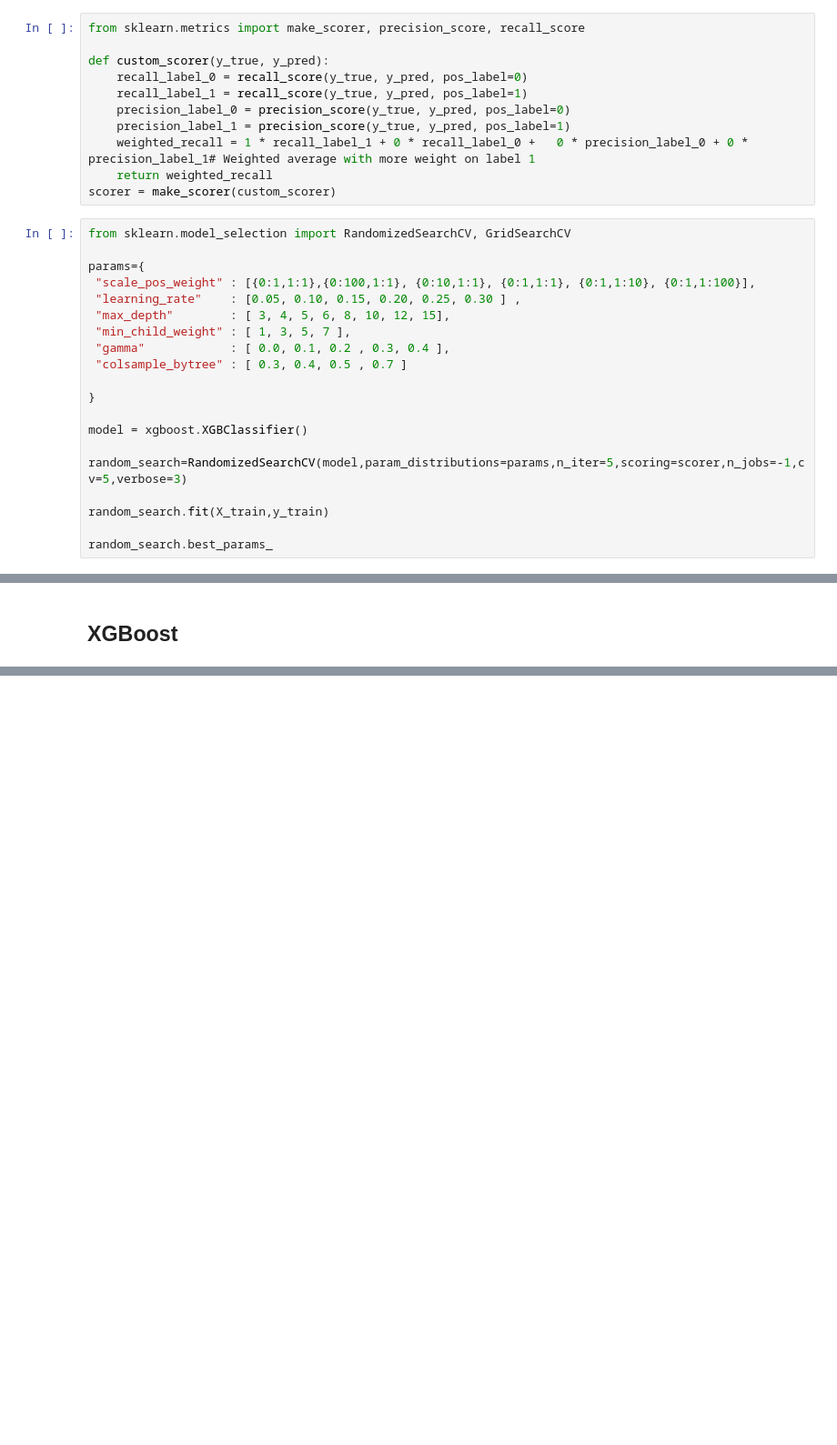
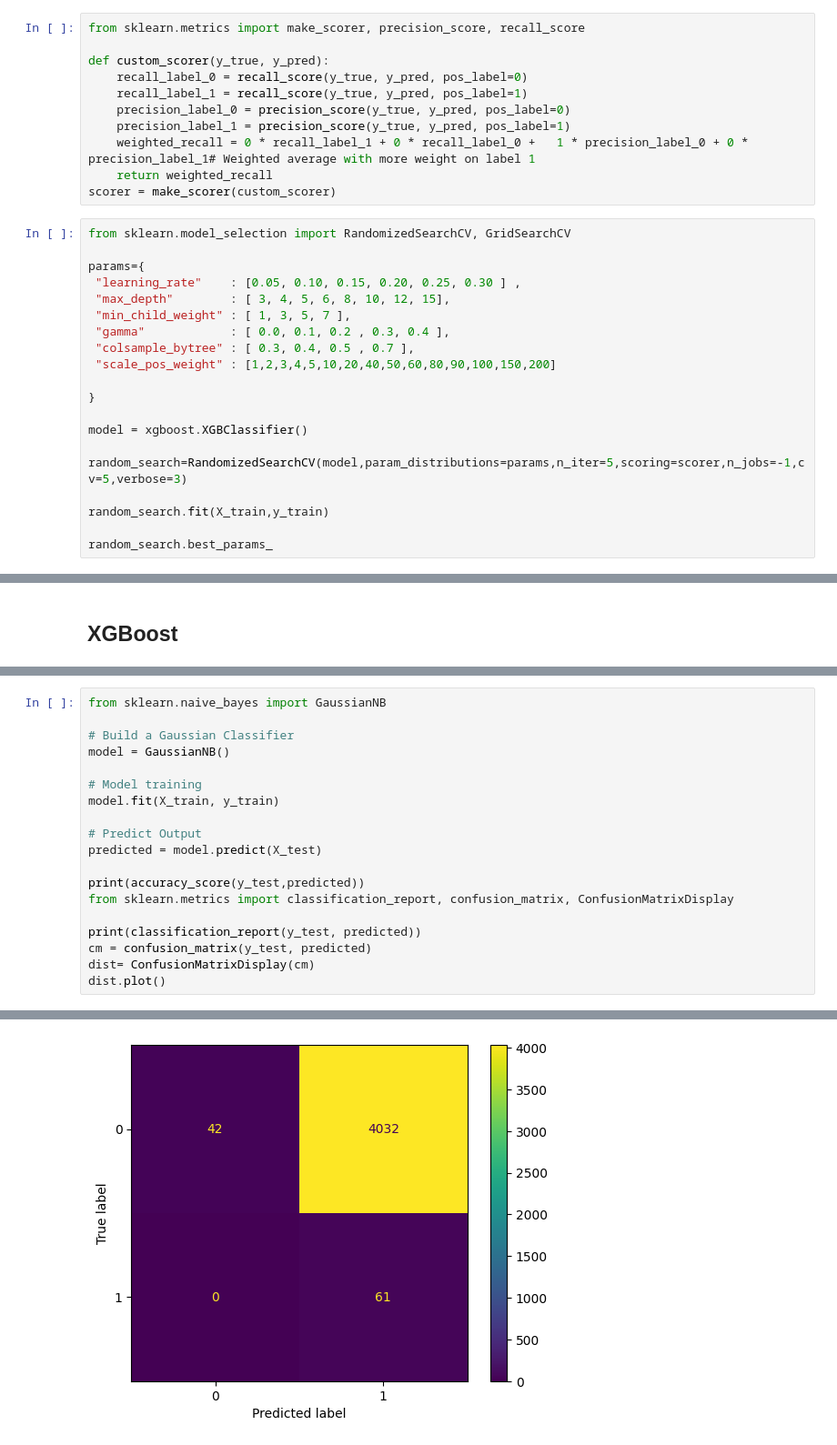
Before and after one commit to danihga/Jovia, a Jupyter notebook: Catholic Health/ClassificationXGBoost.ipynb, the cells around one changed output, grey strips where cells are left out. Shown at 91% size. Saved outputs shown, nothing was run; the diff lists cells and outputs as text; blank space fills up the shorter version.

```diff
--- a/Catholic Health/ClassificationXGBoost.ipynb
+++ b/Catholic Health/ClassificationXGBoost.ipynb
@@ -91,19 +80,19 @@ def custom_scorer(y_true, y_pred):
     recall_label_1 = recall_score(y_true, y_pred, pos_label=1)
     precision_label_0 = precision_score(y_true, y_pred, pos_label=0)
     precision_label_1 = precision_score(y_true, y_pred, pos_label=1)
-    weighted_recall = 1 * recall_label_1 + 0 * recall_label_0 +   0 * precision_label_0 + 0 * precision_label_1# Weighted average with more weight on label 1
+    weighted_recall = 0 * recall_label_1 + 0 * recall_label_0 +   1 * precision_label_0 + 0 * precision_label_1# Weighted average with more weight on label 1
     return weighted_recall
 scorer = make_scorer(custom_scorer)
 # %%
 from sklearn.model_selection import RandomizedSearchCV, GridSearchCV
 
 params={
- "scale_pos_weight" : [{0:1,1:1},{0:100,1:1}, {0:10,1:1}, {0:1,1:1}, {0:1,1:10}, {0:1,1:100}],
  "learning_rate"    : [0.05, 0.10, 0.15, 0.20, 0.25, 0.30 ] ,
  "max_depth"        : [ 3, 4, 5, 6, 8, 10, 12, 15],
  "min_child_weight" : [ 1, 3, 5, 7 ],
  "gamma"            : [ 0.0, 0.1, 0.2 , 0.3, 0.4 ],
- "colsample_bytree" : [ 0.3, 0.4, 0.5 , 0.7 ]
+ "colsample_bytree" : [ 0.3, 0.4, 0.5 , 0.7 ],
+ "scale_pos_weight" : [1,2,3,4,5,10,20,40,50,60,80,90,100,150,200]
 
 }
 
@@ -193,0 +166,20 @@ weighted avg       0.97      0.96      0.97      4135
+# %%
+from sklearn.naive_bayes import GaussianNB
+
+# Build a Gaussian Classifier
+model = GaussianNB()
+
+# Model training
+model.fit(X_train, y_train)
+
+# Predict Output
+predicted = model.predict(X_test)
+
+print(accuracy_score(y_test,predicted))
+from sklearn.metrics import classification_report, confusion_matrix, ConfusionMatrixDisplay
+
+print(classification_report(y_test, predicted))
+cm = confusion_matrix(y_test, predicted)
+dist= ConfusionMatrixDisplay(cm)
+dist.plot()
+# %% [output]
@@ -193,0 +196 @@ weighted avg       0.97      0.96      0.97      4135
+[figure, added]
```
Also changed, not shown: parts of 8 cells of this notebook, 1 other file.
